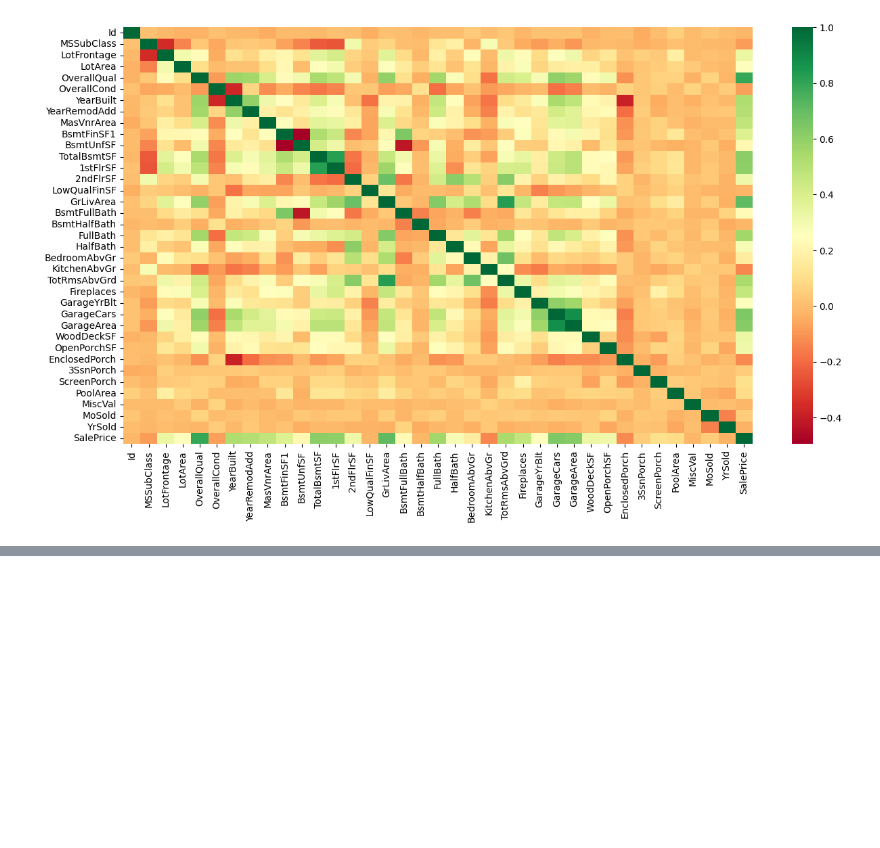
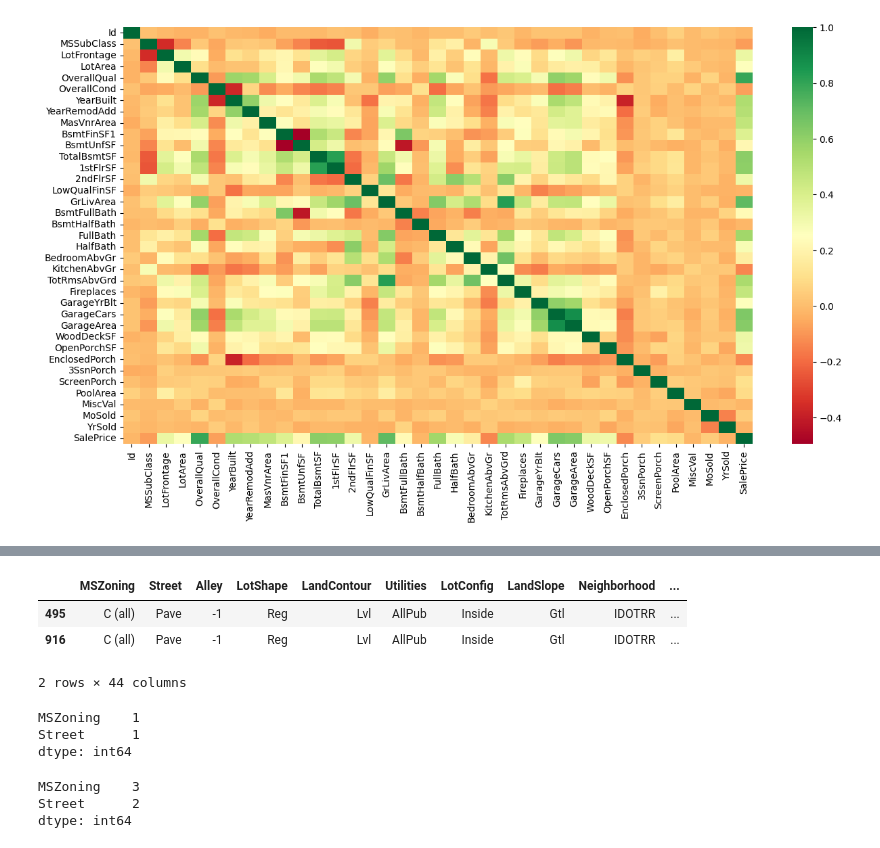
Before and after one commit to BraulioHermanson/Projeto_Housing_Avancado, a Jupyter notebook: kagle_housin_EDA.ipynb, the cells around one changed output, grey strips where cells are left out. Saved outputs shown, nothing was run; the diff lists cells and outputs as text; code cells hidden in the pictures; blank space fills up the shorter version.

```diff
--- a/kagle_housin_EDA.ipynb
+++ b/kagle_housin_EDA.ipynb
@@ -122,0 +151,26 @@ plt.show()
+# %%
+# E também as casas mais baratas
+baratas = treino.sort_values('SalePrice').head(10)
+baratas = baratas[obj_cols]
+baratas.head(2)
+# %% [output]
+|  | MSZoning | Street | Alley | LotShape | LandContour | Utilities | LotConfig | LandSlope | Neighborhood | ... |
+| 495 | C (all) | Pave | -1 | Reg | Lvl | AllPub | Inside | Gtl | IDOTRR | ... |
+| 916 | C (all) | Pave | -1 | Reg | Lvl | AllPub | Inside | Gtl | IDOTRR | ... |
+2 rows × 44 columns
+# %%
+# Verificando, das casas caras, valores que muito se repetem (muitos valores iguais)
+caras_val = caras.nunique()
+caras_val.head(2)
+# %% [output]
+MSZoning    1
+Street      1
+dtype: int64
+# %%
+# Verificando agora para as casas mais baratas
+baratas_val = baratas.nunique()
+baratas_val.head(2)
+# %% [output]
+MSZoning    3
+Street      2
+dtype: int64
```
Also changed, not shown: parts of 11 cells of this notebook.
